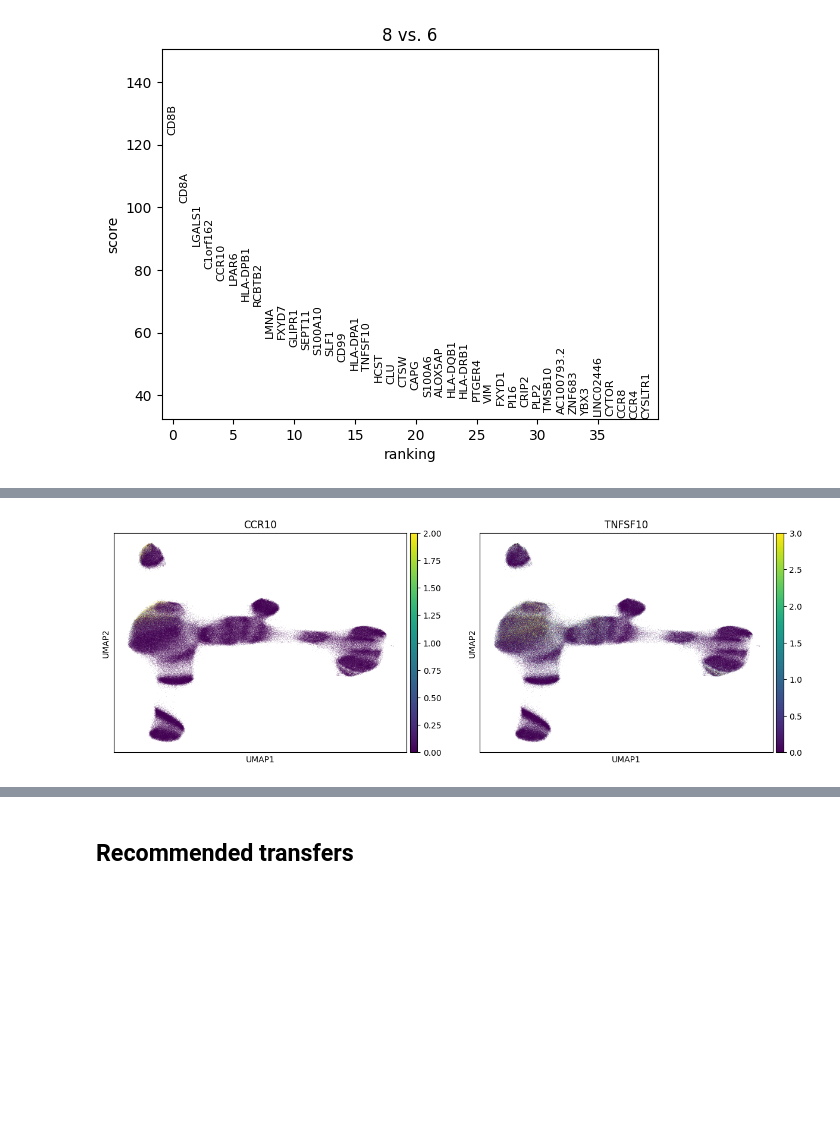
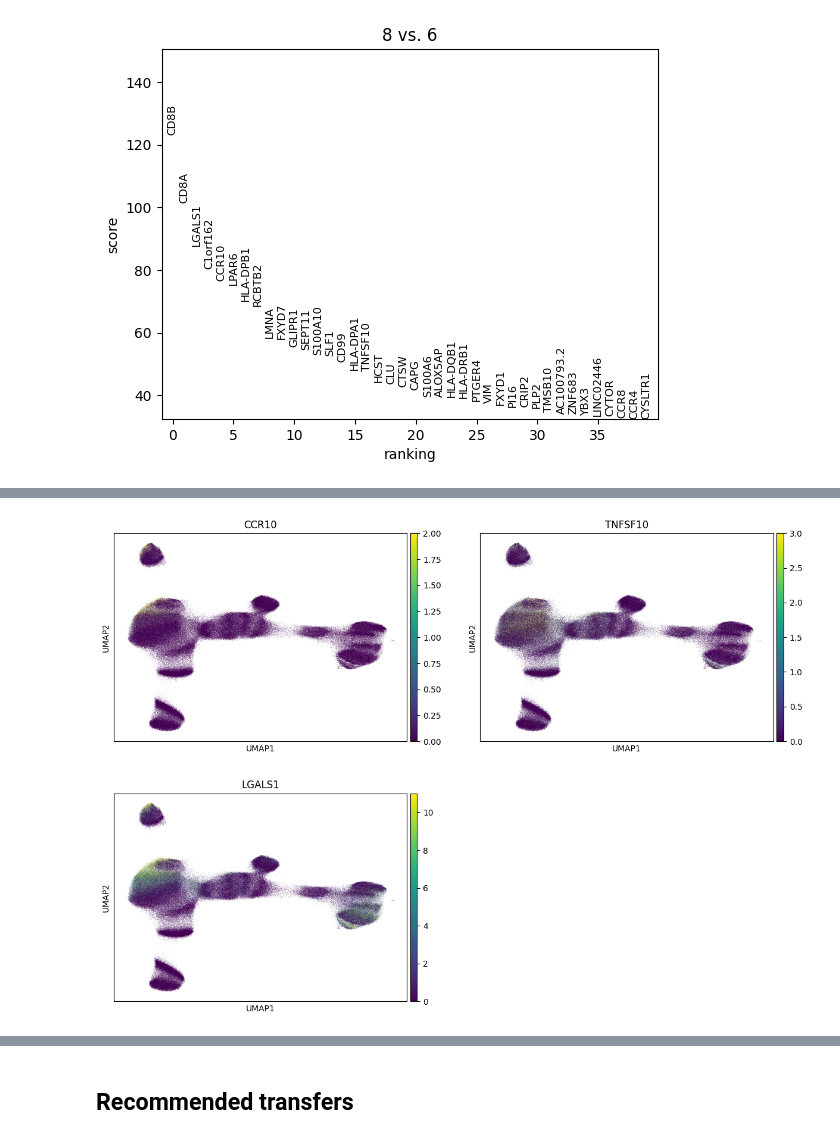
Before and after one commit to aifimmunology/sound-life-scrna-analysis, a Jupyter notebook: scrna-seq_analysis/02-reference_labeling/12z-Python_filter_L3_cd4_cd8_transfer.ipynb, the cells around one changed output, grey strips where cells are left out. Cells and saved outputs as stored; diff of their text form; code cells hidden in the pictures; blank space fills up the shorter version.

```diff
--- a/scrna-seq_analysis/02-reference_labeling/12z-Python_filter_L3_cd4_cd8_transfer.ipynb
+++ b/scrna-seq_analysis/02-reference_labeling/12z-Python_filter_L3_cd4_cd8_transfer.ipynb
@@ -512,5 +511,5 @@ sc.pl.dotplot(
 # %%
-sc.pl.umap(joint_adata, color = ['CCR10','TNFSF10'],
+sc.pl.umap(joint_adata, color = ['CCR10','TNFSF10','LGALS1'],
            ncols = 2, vmax = 'p98')
 # %% [output]
-[figure, old version]
+[figure, new version]
```
Also changed, not shown: parts of 32 cells of this notebook.
